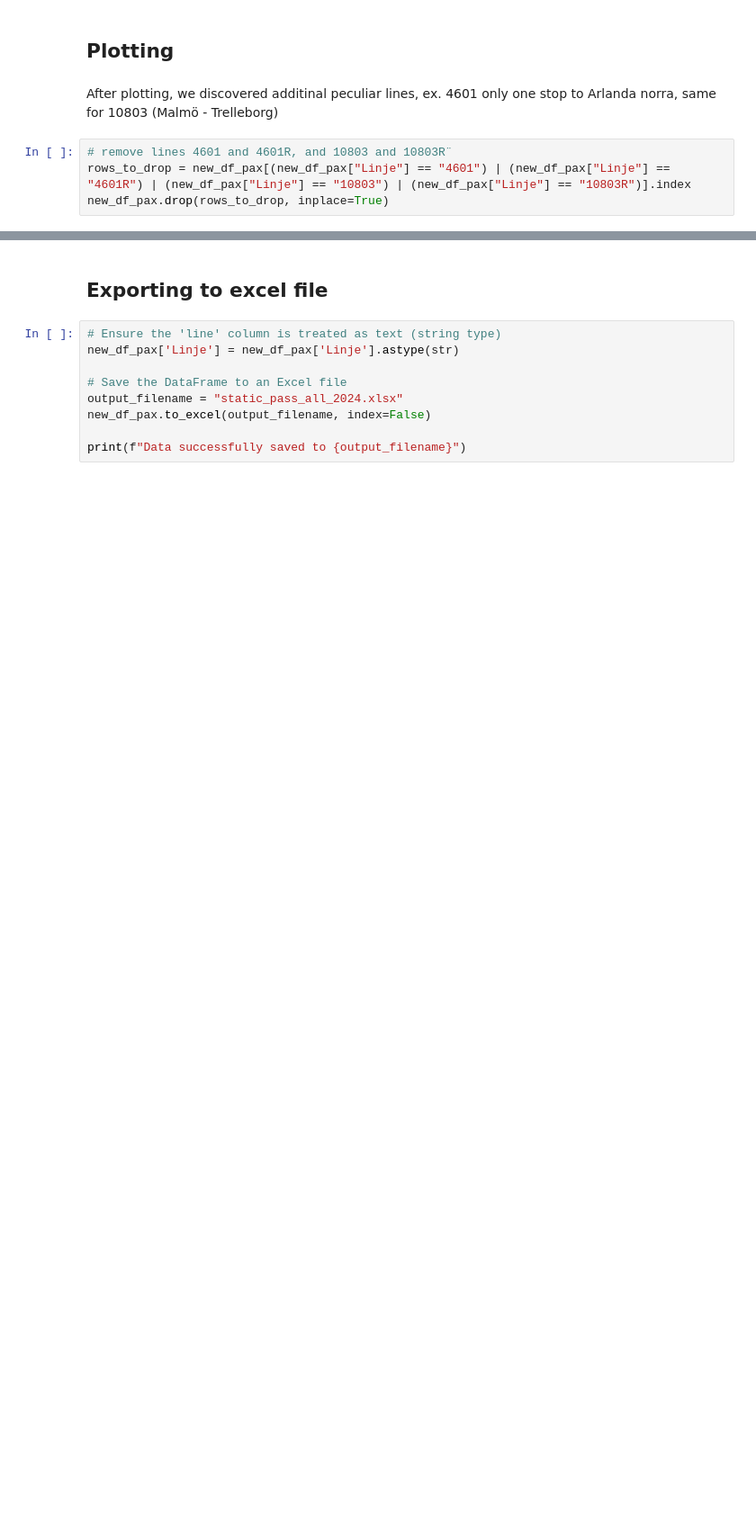
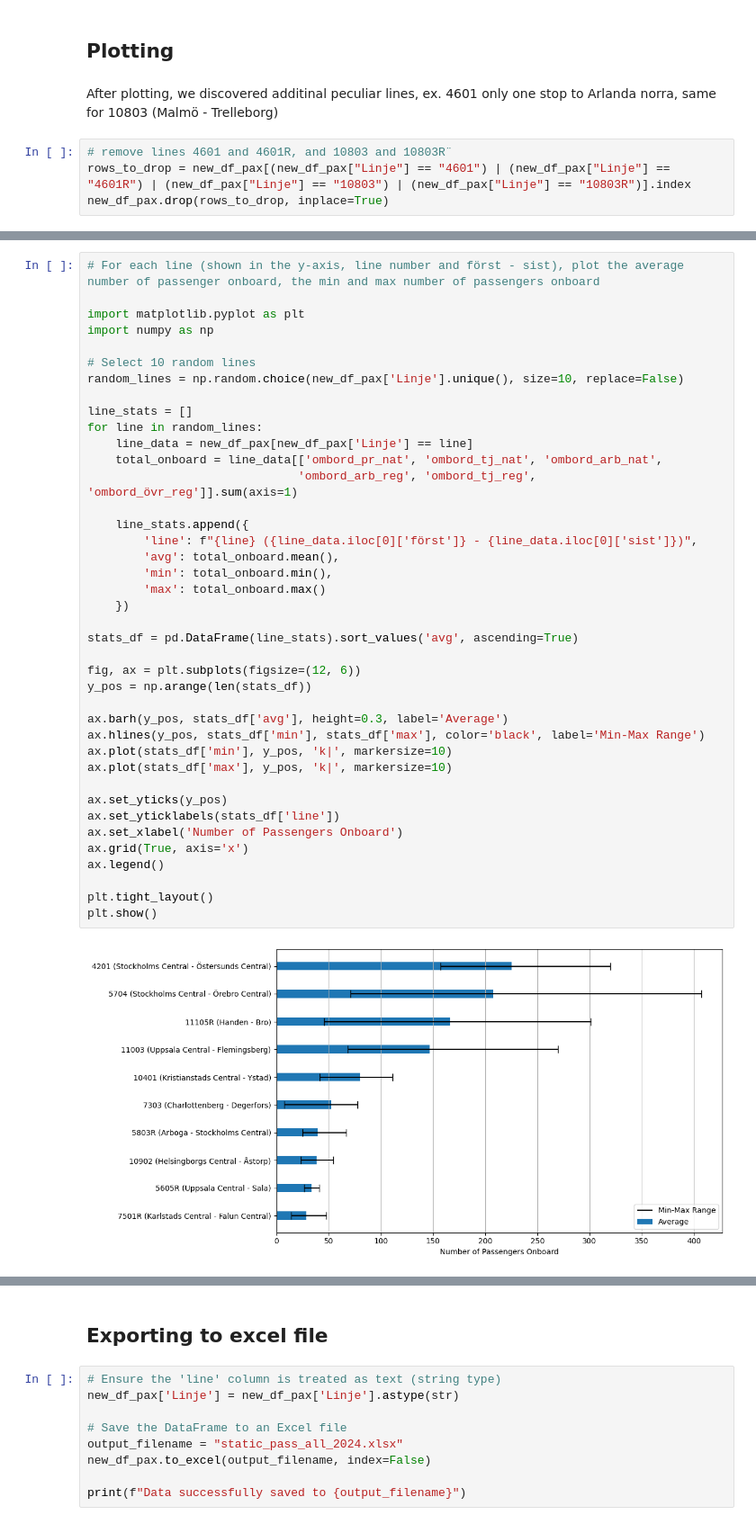
Before and after one commit to abdeaitali/priopunkt, a Jupyter notebook: static_pass_all_2024.ipynb, the cells around one changed output, grey strips where cells are left out. Shown at 90% size. Drawn from its saved outputs; the diff is of its cells as text; blank space fills up the shorter version.

```diff
--- a/static_pass_all_2024.ipynb
+++ b/static_pass_all_2024.ipynb
@@ -208,3 +295,45 @@ new_df_pax.drop(rows_to_drop, inplace=True)
+# %%
+# For each line (shown in the y-axis, line number and först - sist), plot the average number of passenger onboard, the min and max number of passengers onboard
+
+import matplotlib.pyplot as plt
+import numpy as np
+
+# Select 10 random lines
+random_lines = np.random.choice(new_df_pax['Linje'].unique(), size=10, replace=False)
+
+line_stats = []
+for line in random_lines:
+    line_data = new_df_pax[new_df_pax['Linje'] == line]
+    total_onboard = line_data[['ombord_pr_nat', 'ombord_tj_nat', 'ombord_arb_nat',
+                              'ombord_arb_reg', 'ombord_tj_reg', 'ombord_övr_reg']].sum(axis=1)
+
+    line_stats.append({
+        'line': f"{line} ({line_data.iloc[0]['först']} - {line_data.iloc[0]['sist']})",
+        'avg': total_onboard.mean(),
+        'min': total_onboard.min(),
+        'max': total_onboard.max()
+    })
+
+stats_df = pd.DataFrame(line_stats).sort_values('avg', ascending=True)
+
+fig, ax = plt.subplots(figsize=(12, 6))
+y_pos = np.arange(len(stats_df))
+
+ax.barh(y_pos, stats_df['avg'], height=0.3, label='Average')
+ax.hlines(y_pos, stats_df['min'], stats_df['max'], color='black', label='Min-Max Range')
+ax.plot(stats_df['min'], y_pos, 'k|', markersize=10)
+ax.plot(stats_df['max'], y_pos, 'k|', markersize=10)
+
+ax.set_yticks(y_pos)
+ax.set_yticklabels(stats_df['line'])
+ax.set_xlabel('Number of Passengers Onboard')
+ax.grid(True, axis='x')
+ax.legend()
+
+plt.tight_layout()
+plt.show()
+# %% [output]
+[figure, added]
 # %%
 import matplotlib.pyplot as plt
 import numpy as np
```
Also changed, not shown: parts of 11 cells of this notebook.
